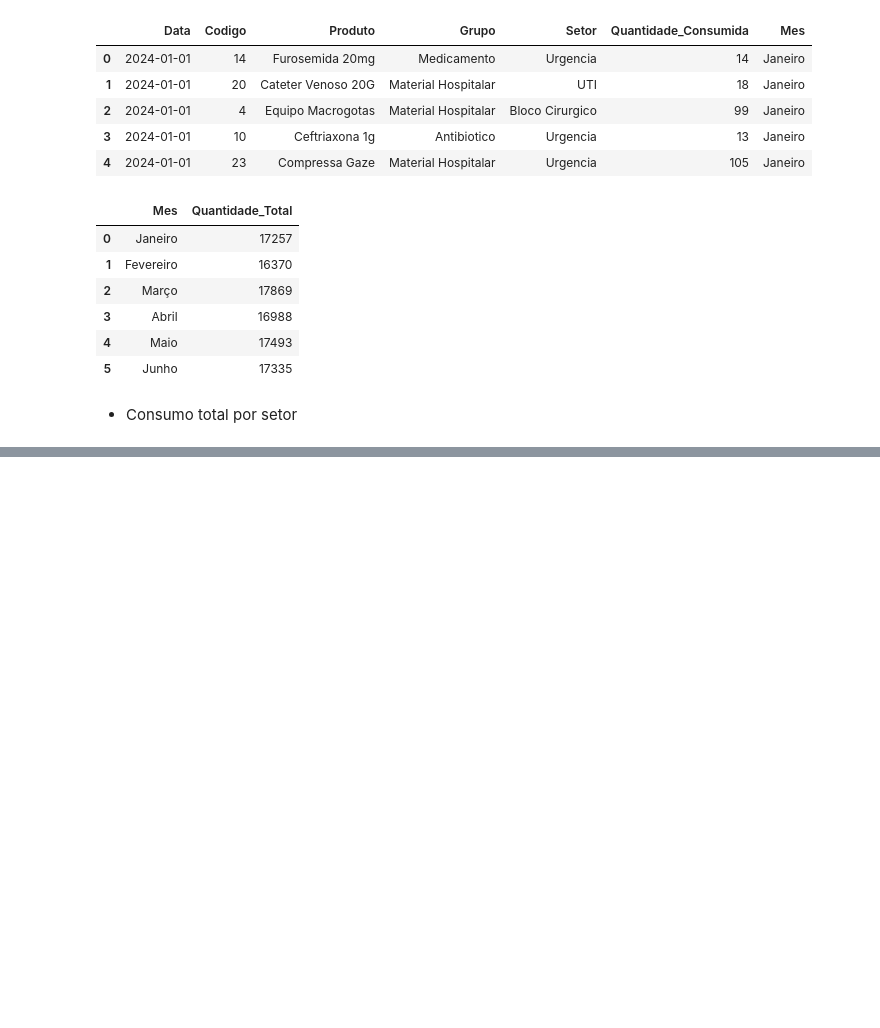
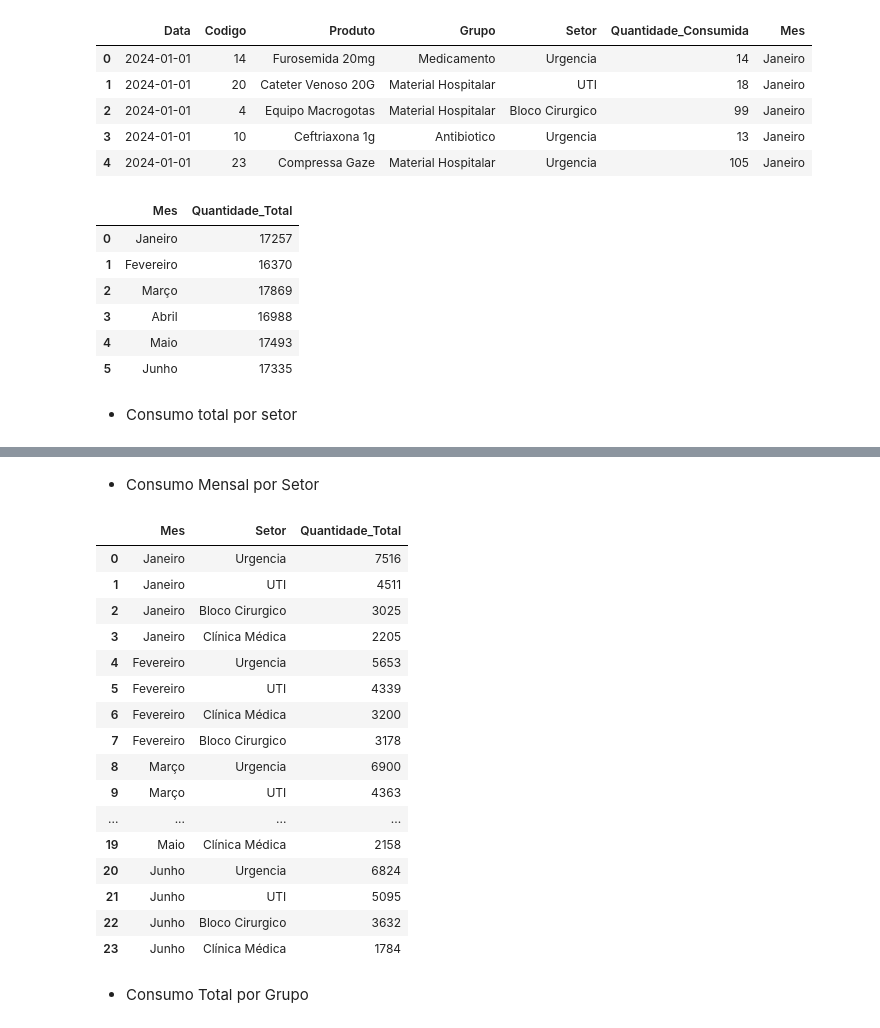
Before and after one commit to AdrianAlves-Nct/analise-estoque-hospitalar, a Jupyter notebook: notebooks/analise_consumo_mensal.ipynb, the cells around one changed output, grey strips where cells are left out. Saved outputs shown, nothing was run; the diff lists cells and outputs as text; code cells hidden in the pictures; blank space fills up the shorter version.

```diff
--- a/notebooks/analise_consumo_mensal.ipynb
+++ b/notebooks/analise_consumo_mensal.ipynb
@@ -176,0 +189,32 @@ display(df_consumo_total_mes)
+# %% [markdown]
+- Consumo Mensal por Setor
+# %%
+df_consumo_mensal_setor = df_consumo_mensal.groupby(["Mes", "Setor"]).agg(
+    Quantidade_Total=("Quantidade_Consumida", "sum")
+).reset_index()
+
+df_consumo_mensal_setor["Mes"] = pd.Categorical(df_consumo_mensal_setor["Mes"], categories=lista_meses_pt, ordered=True)
+
+df_consumo_mensal_setor = df_consumo_mensal_setor.sort_values(by=["Mes", "Quantidade_Total"], ascending=[True, False]).reset_index(drop=True)
+
+display(df_consumo_mensal_setor)
+# %% [output]
+|  | Mes | Setor | Quantidade_Total |
+| 0 | Janeiro | Urgencia | 7516 |
+| 1 | Janeiro | UTI | 4511 |
+| 2 | Janeiro | Bloco Cirurgico | 3025 |
+| 3 | Janeiro | Clínica Médica | 2205 |
+| 4 | Fevereiro | Urgencia | 5653 |
+| 5 | Fevereiro | UTI | 4339 |
+| 6 | Fevereiro | Clínica Médica | 3200 |
+| 7 | Fevereiro | Bloco Cirurgico | 3178 |
+| 8 | Março | Urgencia | 6900 |
+| 9 | Março | UTI | 4363 |
+| ... | ... | ... | ... |
+| 19 | Maio | Clínica Médica | 2158 |
+| 20 | Junho | Urgencia | 6824 |
+| 21 | Junho | UTI | 5095 |
+| 22 | Junho | Bloco Cirurgico | 3632 |
+| 23 | Junho | Clínica Médica | 1784 |
+# %% [markdown]
+- Consumo Total por Grupo
```
Also changed, not shown: parts of 10 cells of this notebook.
